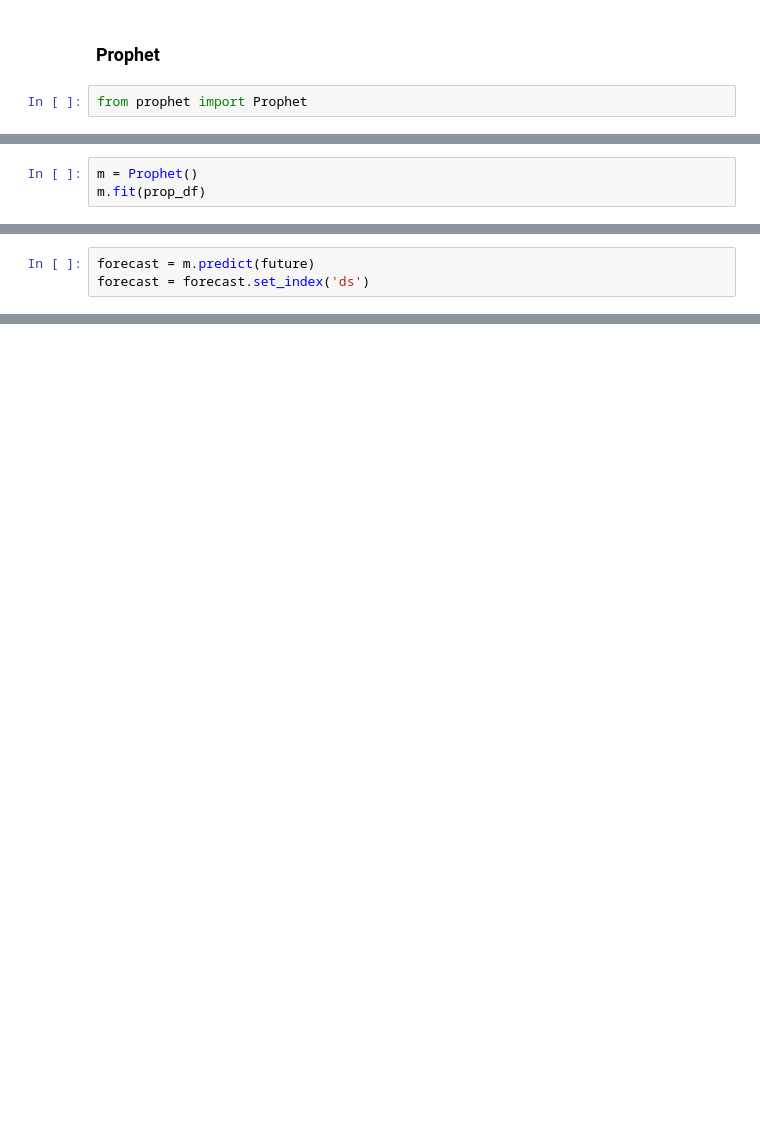
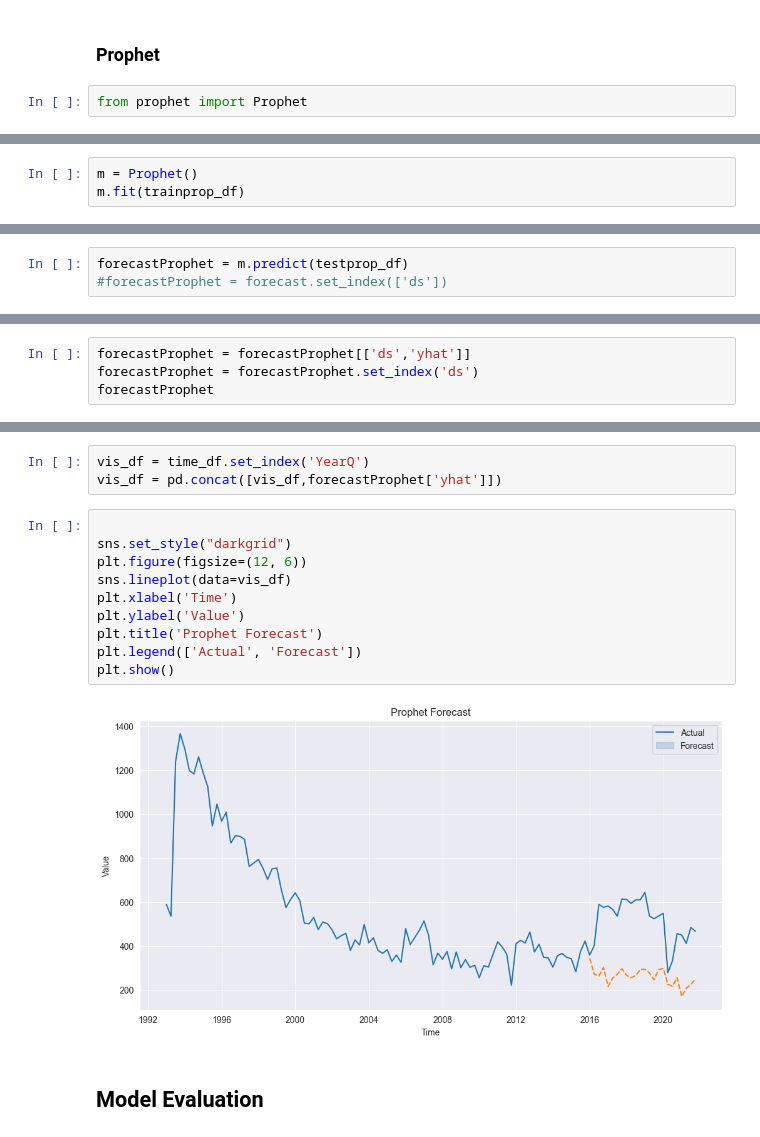
Before and after one commit to MarcusO17/NCVS2022Analysis, a Jupyter notebook: TimeSeriesAnalysis.ipynb, the cells around one changed output, grey strips where cells are left out. Drawn from its saved outputs; the diff is of its cells as text; blank space fills up the shorter version.

```diff
--- a/TimeSeriesAnalysis.ipynb
+++ b/TimeSeriesAnalysis.ipynb
@@ -350,3 +358,3 @@ prop_df
 # %%
 m = Prophet()
-m.fit(prop_df)
+m.fit(trainprop_df)
@@ -356,3 +365,3 @@ future.tail()
 # %%
-forecast = m.predict(future)
-forecast = forecast.set_index('ds')
+forecastProphet = m.predict(testprop_df)
+#forecastProphet = forecast.set_index(['ds'])
@@ -360,0 +368,4 @@ fig1 = m.plot(forecast)
+# %%
+forecastProphet = forecastProphet[['ds','yhat']]
+forecastProphet = forecastProphet.set_index('ds')
+forecastProphet
@@ -360,0 +391,17 @@ fig1 = m.plot(forecast)
+# %%
+vis_df = time_df.set_index('YearQ')
+vis_df = pd.concat([vis_df,forecastProphet['yhat']])
+# %%
+
+sns.set_style("darkgrid")
+plt.figure(figsize=(12, 6))
+sns.lineplot(data=vis_df)
+plt.xlabel('Time')
+plt.ylabel('Value')
+plt.title('Prophet Forecast')
+plt.legend(['Actual', 'Forecast'])
+plt.show()
+# %% [output]
+[figure, added]
+# %% [markdown]
+## Model Evaluation
```
Also changed, not shown: parts of 20 cells of this notebook.
